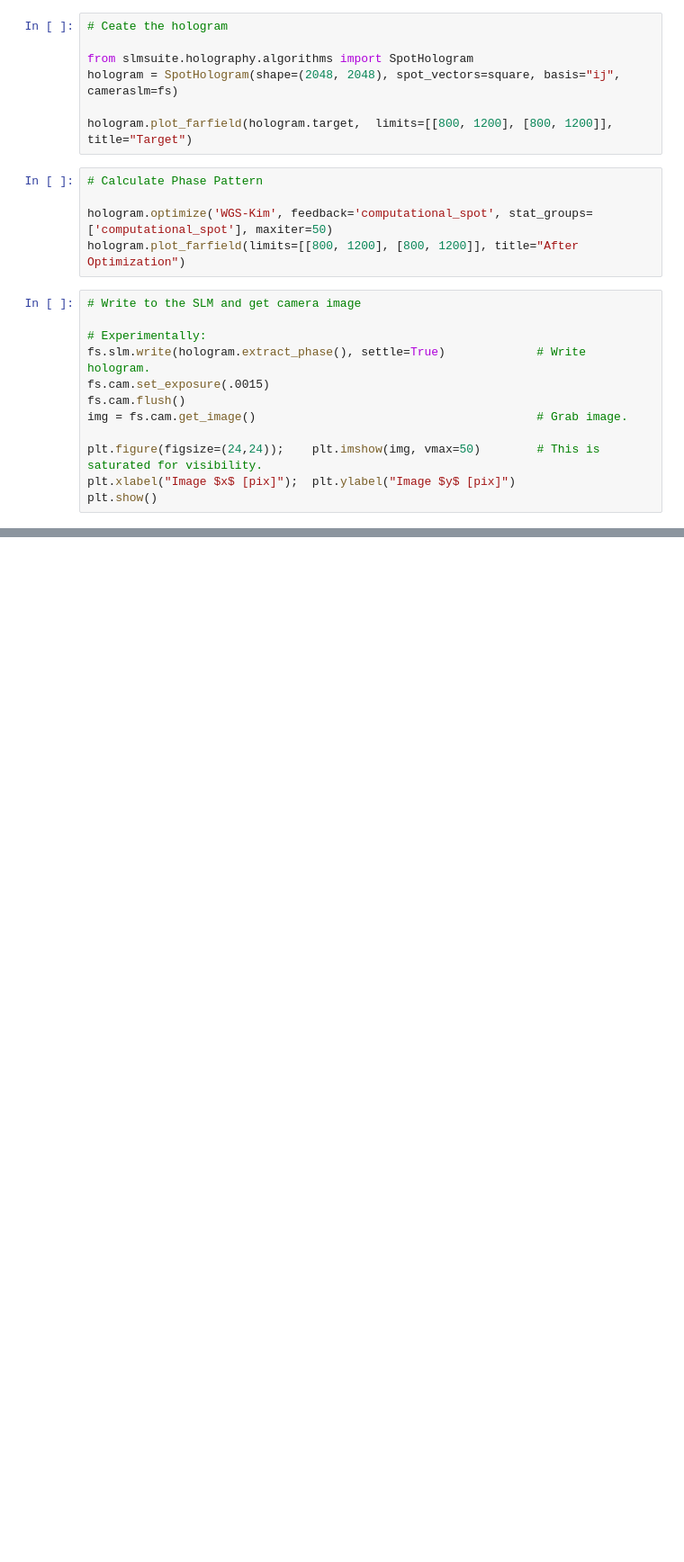
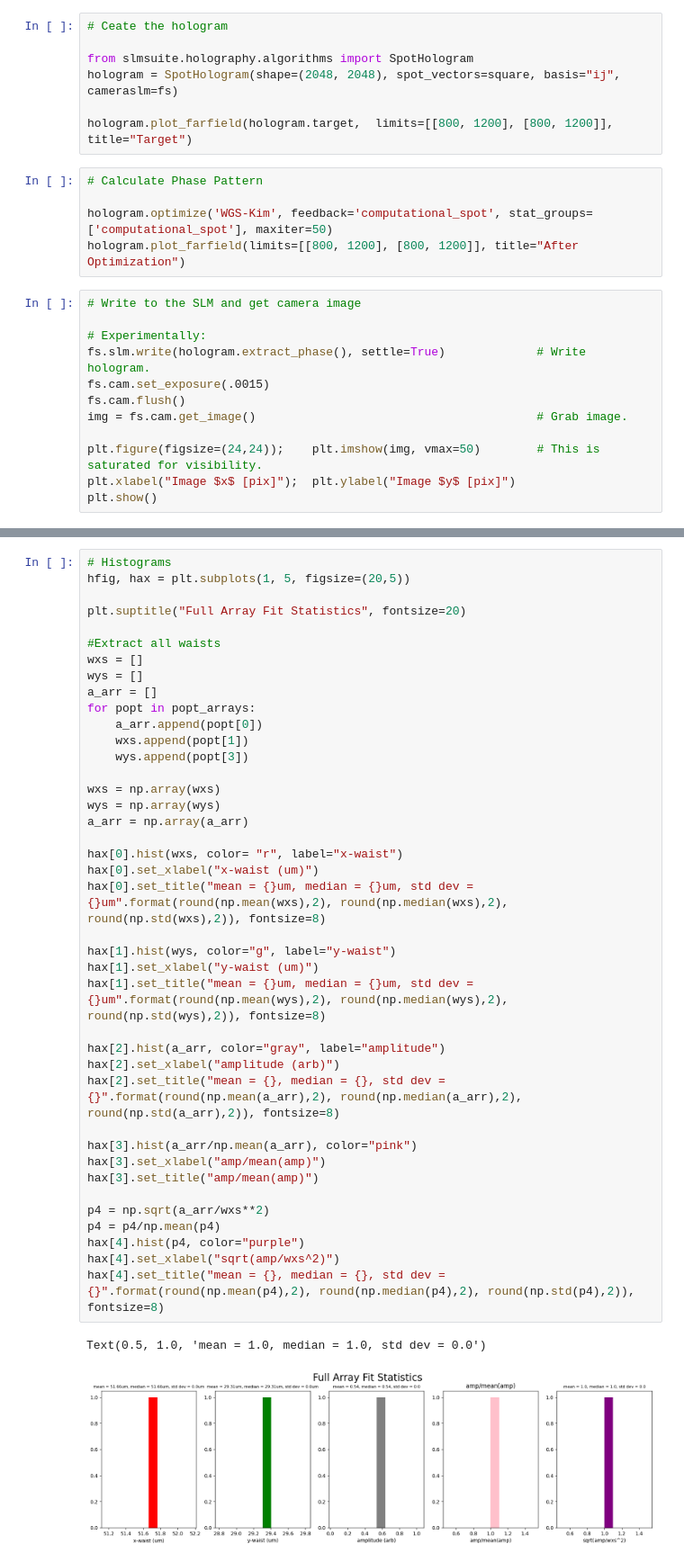
Before and after one commit to Vincentc9199/SLM-Assistant, a Jupyter notebook: nelder_mead.ipynb, the cells around one changed output, grey strips where cells are left out. Shown at 90% size. Saved outputs shown, nothing was run; the diff lists cells and outputs as text; blank space fills up the shorter version.

```diff
--- a/nelder_mead.ipynb
+++ b/nelder_mead.ipynb
@@ -79,0 +239,43 @@ plt.show()
+# %%
+# Histograms
+hfig, hax = plt.subplots(1, 5, figsize=(20,5))
+
+plt.suptitle("Full Array Fit Statistics", fontsize=20)
+
+#Extract all waists
+wxs = []
+wys = []
+a_arr = []
+for popt in popt_arrays:
+    a_arr.append(popt[0])
+    wxs.append(popt[1])
+    wys.append(popt[3])
+
+wxs = np.array(wxs)
+wys = np.array(wys)
+a_arr = np.array(a_arr)
+
+hax[0].hist(wxs, color= "r", label="x-waist")
+hax[0].set_xlabel("x-waist (um)")
+hax[0].set_title("mean = {}um, median = {}um, std dev = {}um".format(round(np.mean(wxs),2), round(np.median(wxs),2), round(np.std(wxs),2)), fontsize=8)
+
+hax[1].hist(wys, color="g", label="y-waist")
+hax[1].set_xlabel("y-waist (um)")
+hax[1].set_title("mean = {}um, median = {}um, std dev = {}um".format(round(np.mean(wys),2), round(np.median(wys),2), round(np.std(wys),2)), fontsize=8)
+
+hax[2].hist(a_arr, color="gray", label="amplitude")
+hax[2].set_xlabel("amplitude (arb)")
+hax[2].set_title("mean = {}, median = {}, std dev = {}".format(round(np.mean(a_arr),2), round(np.median(a_arr),2), round(np.std(a_arr),2)), fontsize=8)
+
+hax[3].hist(a_arr/np.mean(a_arr), color="pink")
+hax[3].set_xlabel("amp/mean(amp)")
+hax[3].set_title("amp/mean(amp)")
+
+p4 = np.sqrt(a_arr/wxs**2)
+p4 = p4/np.mean(p4)
+hax[4].hist(p4, color="purple")
+hax[4].set_xlabel("sqrt(amp/wxs^2)")
+hax[4].set_title("mean = {}, median = {}, std dev = {}".format(round(np.mean(p4),2), round(np.median(p4),2), round(np.std(p4),2)), fontsize=8)
+# %% [output]
+Text(0.5, 1.0, 'mean = 1.0, median = 1.0, std dev = 0.0')
+[figure, added]
```
Also changed, not shown: parts of 7 cells of this notebook, 1 other file.
